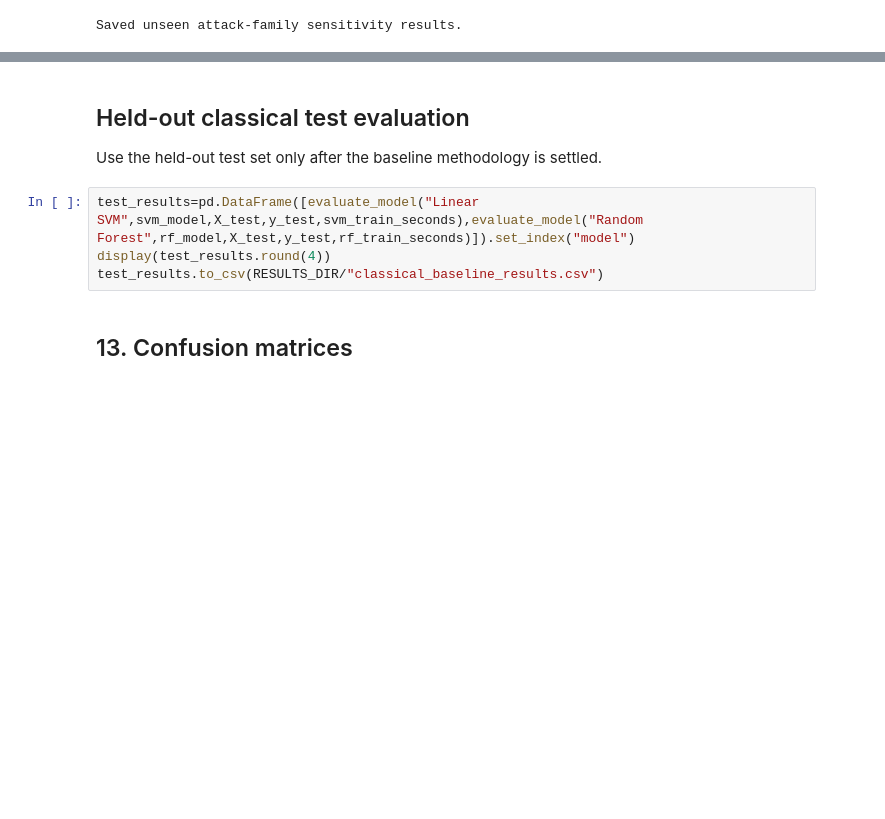
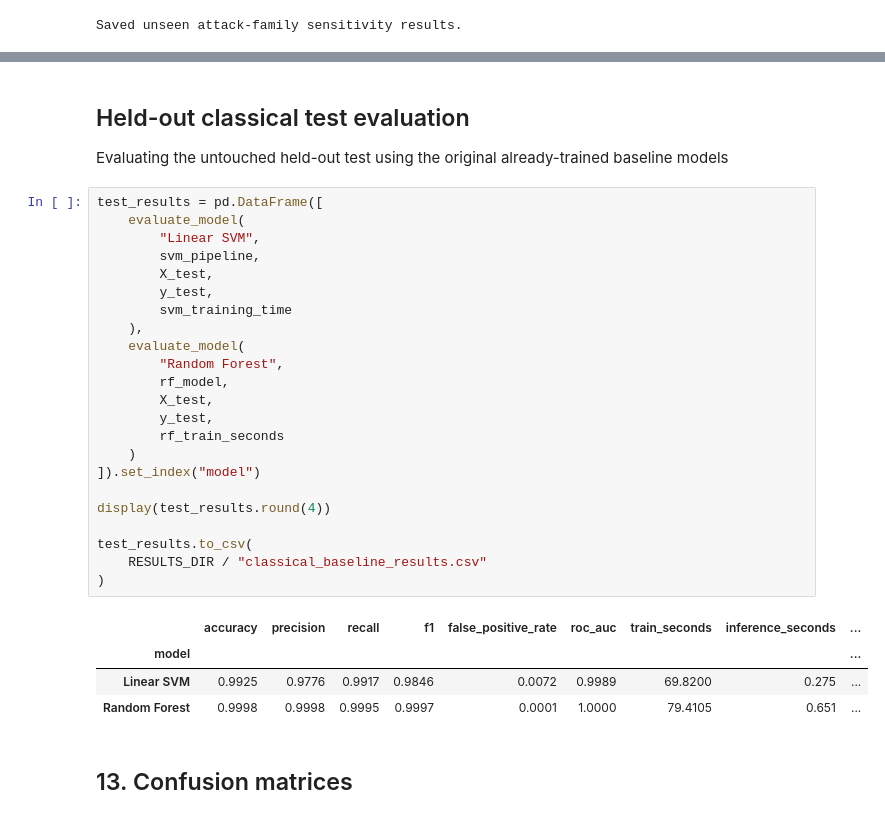
Before and after one commit to OOdunsi/Exploring-Quantum-Computing---CICIDS2017-Dataset-Test, a Jupyter notebook: notebooks/01_cicids2017_classical_baseline_v2.ipynb, the cells around one changed output, grey strips where cells are left out. Drawn from its saved outputs; the diff is of its cells as text; blank space fills up the shorter version.

```diff
--- a/notebooks/01_cicids2017_classical_baseline_v2.ipynb
+++ b/notebooks/01_cicids2017_classical_baseline_v2.ipynb
@@ -1872,11 +2079,35 @@ Saved unseen attack-family sensitivity results.
 # %% [markdown]
 ## Held-out classical test evaluation
 
-Use the held-out test set only after the baseline methodology is settled.
+Evaluating the untouched held-out test using the original already-trained baseline models
 # %%
-test_results=pd.DataFrame([evaluate_model("Linear SVM",svm_model,X_test,y_test,svm_train_seconds),evaluate_model("Random Forest",rf_model,X_test,y_test,rf_train_seconds)]).set_index("model")
+test_results = pd.DataFrame([
+    evaluate_model(
+        "Linear SVM",
+        svm_pipeline,
+        X_test,
+        y_test,
+        svm_training_time
+    ),
+    evaluate_model(
+        "Random Forest",
+        rf_model,
+        X_test,
+        y_test,
+        rf_train_seconds
+    )
+]).set_index("model")
+
 display(test_results.round(4))
-test_results.to_csv(RESULTS_DIR/"classical_baseline_results.csv")
+
+test_results.to_csv(
+    RESULTS_DIR / "classical_baseline_results.csv"
+)
+# %% [output]
+|  | accuracy | precision | recall | f1 | false_positive_rate | roc_auc | train_seconds | inference_seconds | ... |
+| model |  |  |  |  |  |  |  |  | ... |
+| Linear SVM | 0.9925 | 0.9776 | 0.9917 | 0.9846 | 0.0072 | 0.9989 | 69.8200 | 0.275 | ... |
+| Random Forest | 0.9998 | 0.9998 | 0.9995 | 0.9997 | 0.0001 | 1.0000 | 79.4105 | 0.651 | ... |
 # %% [markdown]
 ## 13. Confusion matrices
 # %%
```
Also changed, not shown: parts of 3 cells of this notebook.
